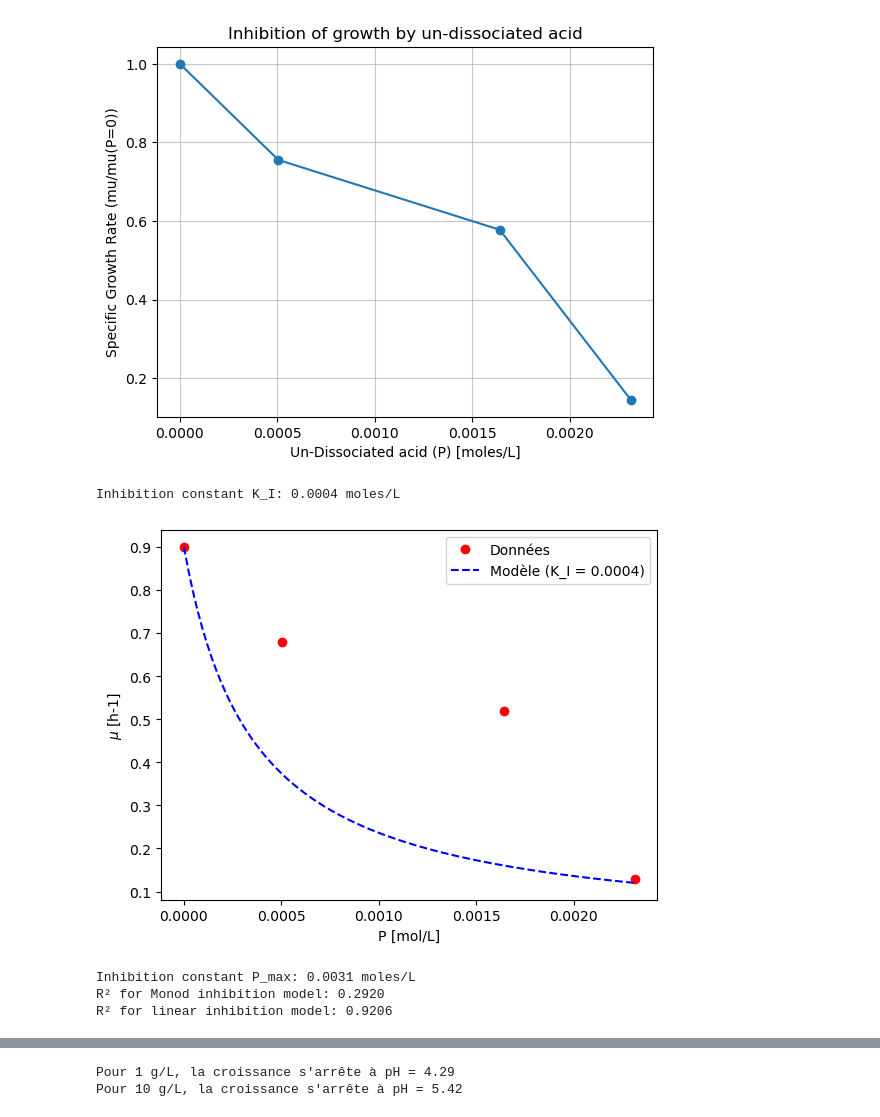
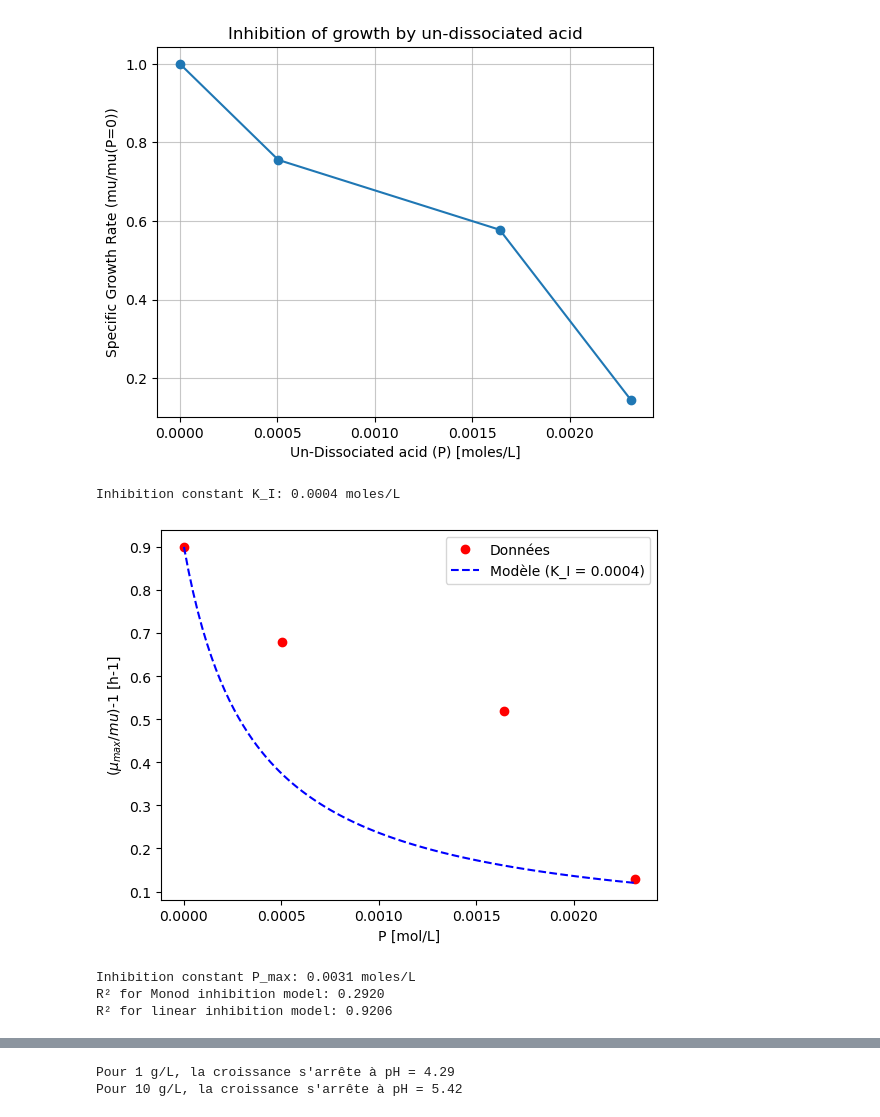
Before and after one commit to iremuluc03/Bioreactor-modeling-and-simulation-, a Jupyter notebook: Project 2/Exercise_2.ipynb, the cells around one changed output, grey strips where cells are left out. Drawn from its saved outputs; the diff is of its cells as text; code cells hidden in the pictures.

```diff
--- a/Exercise_2.ipynb
+++ b/Project 2/Exercise_2.ipynb
@@ -53,7 +53,7 @@ mu_model_b = mu_max / (1 + p_model_b / K_I)
 plt.plot(p_nd_M, mu, 'ro', label='Données')
 plt.plot(p_model_b, mu_model_b, 'b--', label=f'Modèle (K_I = {K_I:.4f})')
 plt.xlabel('P [mol/L]')
-plt.ylabel('$\mu$ [h-1]')
+plt.ylabel('($\mu_{max}/mu$)-1 [h-1]')
 plt.legend()
 plt.show()
 
@@ -107,34 +107,34 @@ M = 90.08
 P_total = [1, 10] # g/L
 pH_r = np.linspace(3, 10, 200)
 
 for pt in P_total:
     # 1. Calcul de P en mol/L pour chaque pH
     P_at_pH = (pt / M) / (1 + 10**(pH_r - pK_a))
 
     # 2. Calcul du taux relatif (modèle linéaire)
     # On utilise np.maximum(..., 0) pour ne pas avoir de taux négatifs
     relative_mu_pH = np.maximum(1 - (P_at_pH / P_max), 0)
 
     plt.plot(pH_r, relative_mu_pH, label=f'Total Acid = {pt} g/L')
 
     # 3. Calcul du pH critique (où mu = 0)
     # On résout : 1 + 10^(pH-pKa) = (P_total/M) / P_max
     ratio = (pt / M) / P_max
     if ratio > 1:
         pH_stop = pK_a + np.log10(ratio - 1)
         print(f"Pour {pt} g/L, la croissance s'arrête à pH = {pH_stop:.2f}")
         plt.axvline(pH_stop, color='gray', linestyle='--', alpha=0.5)
 
 plt.xlabel('pH')
 plt.ylabel('Relative Growth Rate $\mu/\mu_{max}$')
 plt.title('Effect of pH on growth inhibition')
 plt.legend()
 plt.grid(True)
 plt.show()
 # %% [output]
 [figure]
 Inhibition constant K_I: 0.0004 moles/L
-[figure, old version]
+[figure, new version]
 Inhibition constant P_max: 0.0031 moles/L
 R² for Monod inhibition model: 0.2920
 R² for linear inhibition model: 0.9206
```
Also changed, not shown: 5 other files.
